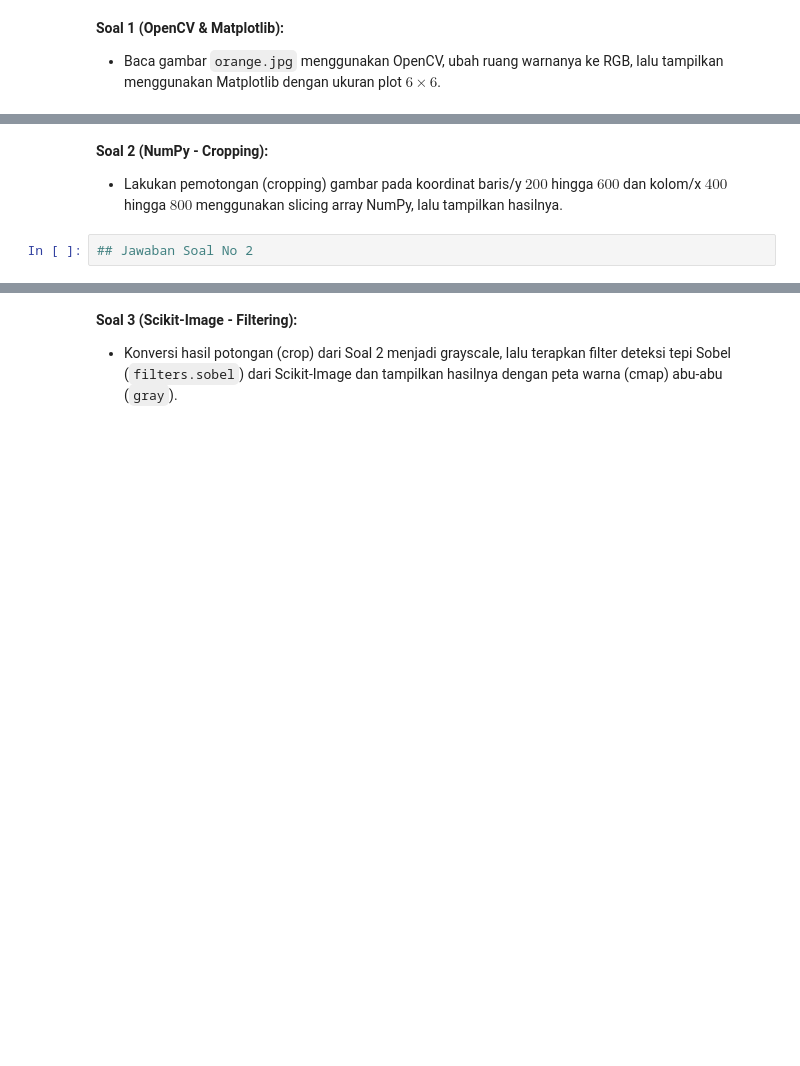
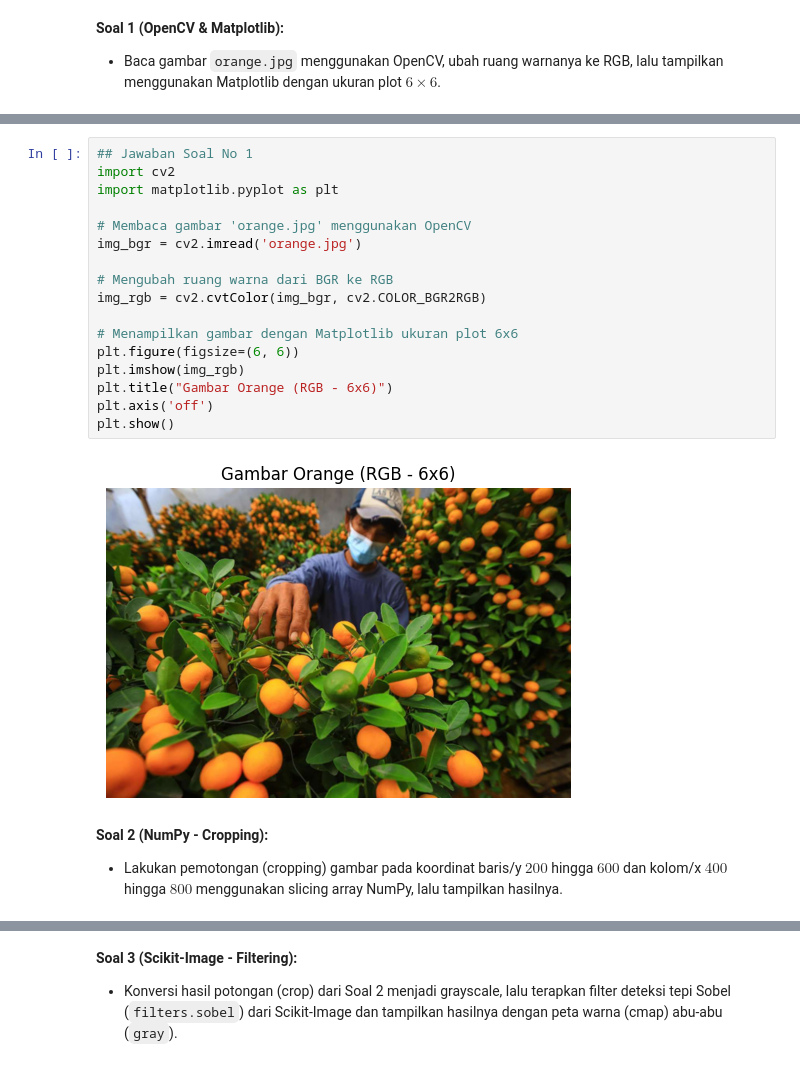
Before and after one commit to zahranabilah/24_ZahraNabilah_PCD, a Jupyter notebook: tugas_praktikum_3.ipynb, the cells around one changed output, grey strips where cells are left out. Drawn from its saved outputs; the diff is of its cells as text; blank space fills up the shorter version.

```diff
--- a/tugas_praktikum_3.ipynb
+++ b/tugas_praktikum_3.ipynb
@@ -18,5 +24,22 @@ Kelas        :____________
+# %%
+## Jawaban Soal No 1
+import cv2
+import matplotlib.pyplot as plt
+
+# Membaca gambar 'orange.jpg' menggunakan OpenCV
+img_bgr = cv2.imread('orange.jpg')
+
+# Mengubah ruang warna dari BGR ke RGB
+img_rgb = cv2.cvtColor(img_bgr, cv2.COLOR_BGR2RGB)
+
+# Menampilkan gambar dengan Matplotlib ukuran plot 6x6
+plt.figure(figsize=(6, 6))
+plt.imshow(img_rgb)
+plt.title("Gambar Orange (RGB - 6x6)")
+plt.axis('off')
+plt.show()
+# %% [output]
+[figure, added]
 # %% [markdown]
 **Soal 2 (NumPy - Cropping):**
 *   Lakukan pemotongan (cropping) gambar pada koordinat baris/y $200$ hingga $600$ dan kolom/x $400$ hingga $800$ menggunakan slicing array NumPy, lalu tampilkan hasilnya.
-# %%
-## Jawaban Soal No 2
```
Also changed, not shown: parts of 6 cells of this notebook.
